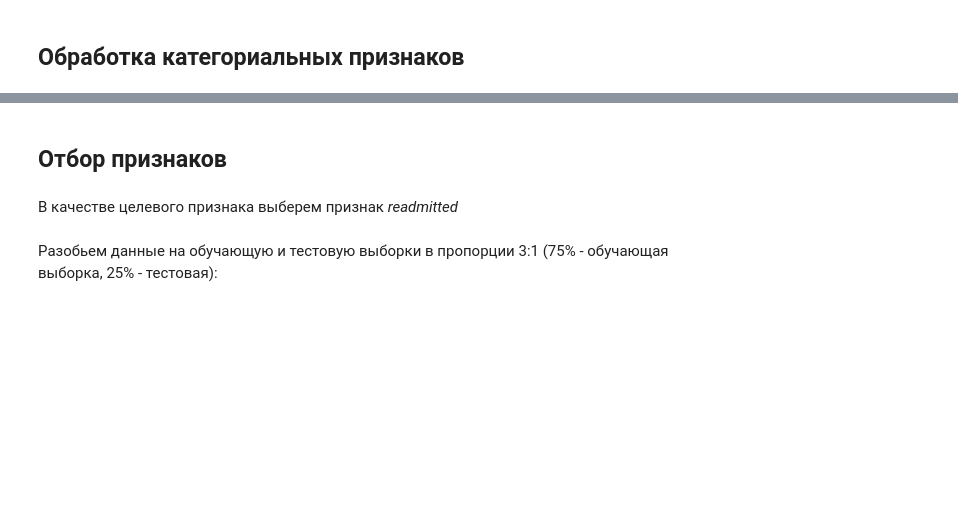
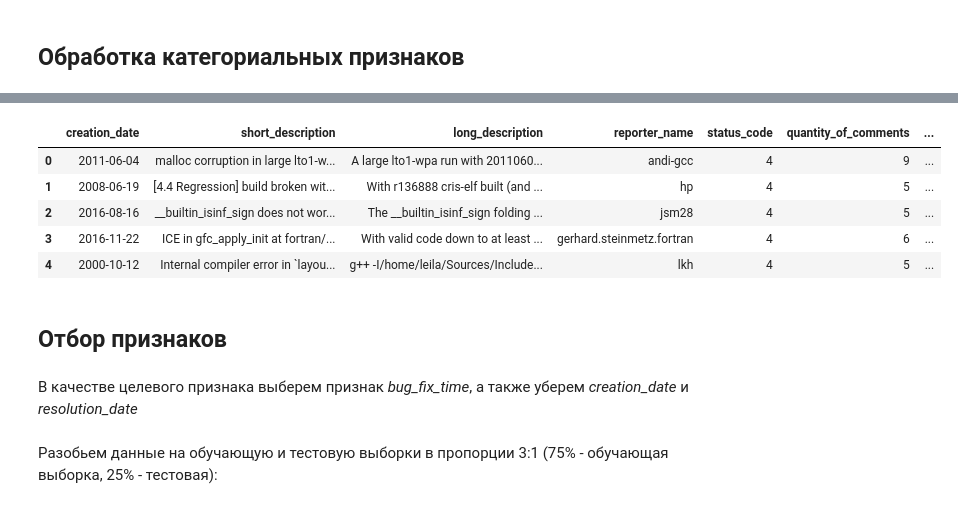
Before and after one commit to Sandro295/Masters-ML, a Jupyter notebook: homework-1.ipynb, the cells around one changed output, grey strips where cells are left out. Saved outputs shown, nothing was run; the diff lists cells and outputs as text; code cells hidden in the pictures; blank space fills up the shorter version.

```diff
--- a/homework-1.ipynb
+++ b/homework-1.ipynb
@@ -308,5 +308,14 @@ data_raw.describe().T
+# %%
+cleanerdata.head()
+# %% [output]
+|  | creation_date | short_description | long_description | reporter_name | status_code | quantity_of_comments | ... |
+| 0 | 2011-06-04 | malloc corruption in large lto1-w... | A large lto1-wpa run with 2011060... | andi-gcc | 4 | 9 | ... |
+| 1 | 2008-06-19 | [4.4 Regression] build broken wit... | With r136888 cris-elf built (and ... | hp | 4 | 5 | ... |
+| 2 | 2016-08-16 | __builtin_isinf_sign does not wor... | The __builtin_isinf_sign folding ... | jsm28 | 4 | 5 | ... |
+| 3 | 2016-11-22 | ICE in gfc_apply_init at fortran/... | With valid code down to at least ... | gerhard.steinmetz.fortran | 4 | 6 | ... |
+| 4 | 2000-10-12 | Internal compiler error in `layou... | g++ -I/home/leila/Sources/Include... | lkh | 4 | 5 | ... |
 # %% [markdown]
 ## Отбор признаков
 # %% [markdown]
-В качестве целевого признака выберем признак _readmitted_
+В качестве целевого признака выберем признак _bug_fix_time_, а также уберем _creation_date_ и _resolution_date_
 # %%
```
Also changed, not shown: parts of 16 cells of this notebook.
